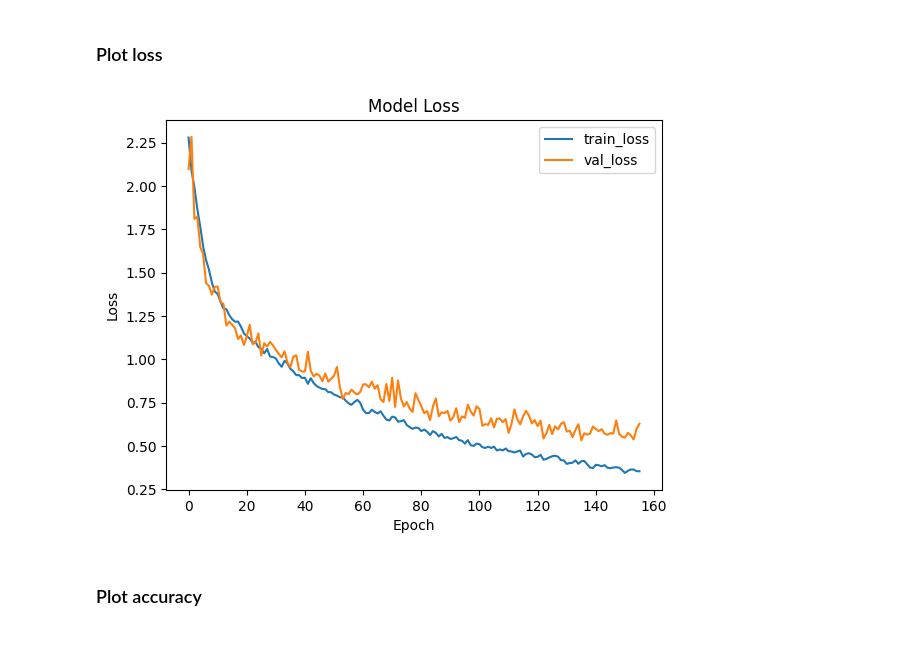
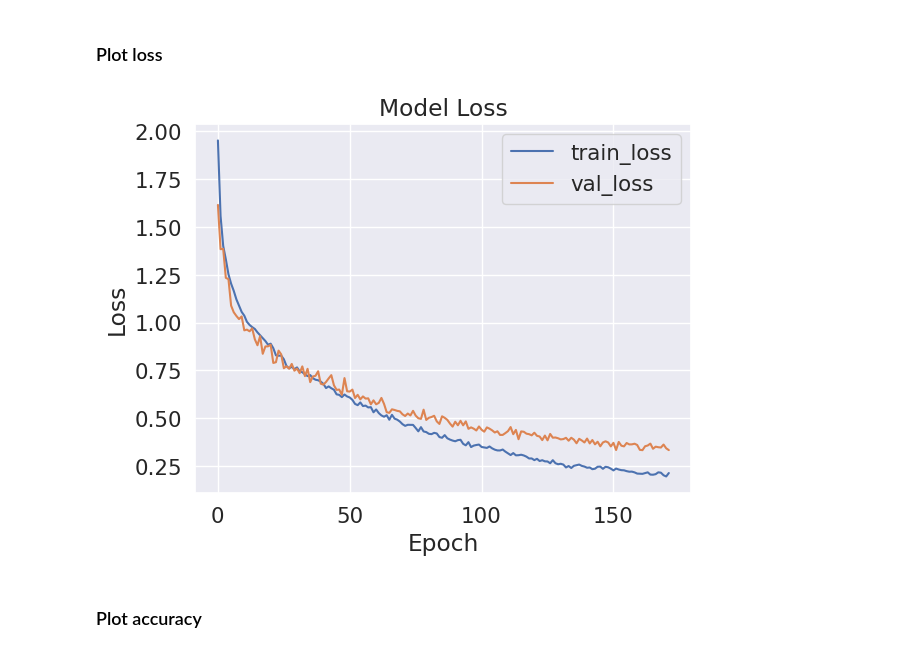
Before and after one commit to ToirovSadi/Fingerprint_Recognition_ML_Assignment, a Jupyter notebook: task2_fingerprint_recognition.ipynb, the cells around one changed output. Cells and saved outputs as stored; diff of their text form; code cells hidden in the pictures.

Commit message:
add lr_scheduler and decrease batch_size

```diff
--- a/task2_fingerprint_recognition.ipynb
+++ b/task2_fingerprint_recognition.ipynb
@@ -201,23 +270,21 @@ classes = 10
 [This](https://arxiv.org/pdf/1409.1556.pdf) research paper provides good architerture for IMAGE RECOGNITION.
 # %%
 model = keras.Sequential([
-  preprocessing,
-
   layers.Conv2D(64, kernel_size=(3, 3), activation='relu'),
   layers.MaxPool2D(pool_size=(2,2),strides=(2,2)),
 
   layers.Conv2D(128, kernel_size=(3, 3), activation='relu'),
   layers.MaxPool2D(pool_size=(2, 2) ,strides=(2, 2)),
 
-  layers.Conv2D(256, kernel_size=(3, 3), activation='relu'),
-  layers.Conv2D(256, kernel_size=(3, 3), activation='relu'),
+  layers.Conv2D(254, kernel_size=(3, 3), activation='relu'),
+  layers.Conv2D(254, kernel_size=(3, 3), activation='relu'),
   layers.MaxPool2D(pool_size=(2, 2), strides=(2, 2)),
 
   layers.Flatten(),
   layers.Dense(1024, activation='relu'),
-  layers.Dropout(0.4),
+  layers.Dropout(0.5),
   layers.Dense(1024, activation='relu'),
-  layers.Dropout(0.4),
+  layers.Dropout(0.5),
   layers.Dense(classes, activation='softmax'),
 ])
 # %%
@@ -248,8 +315,8 @@ _________________________________________________________________
 learning_rate = 0.001
 epochs = 1024
 
-optimizer = keras.optimizers.AdamW(learning_rate=learning_rate)
-loss = keras.losses.sparse_categorical_crossentropy
+optimizer = tf.keras.optimizers.Adam(learning_rate=learning_rate, weight_decay=0.004)
+loss = keras.losses.categorical_crossentropy
 metrics=['accuracy']
 
 model.compile(
@@ -260,10 +327,8 @@ model.compile(
 # %% [markdown]
 ## Create Callbacks
 # %%
-from keras.callbacks import ModelCheckpoint, EarlyStopping
-
 checkpoint = keras.callbacks.ModelCheckpoint(
-    "vgg13_4.h5",
+    "vgg.h5",
     monitor='val_loss',
     verbose=1,
     save_best_only=True,
@@ -272,15 +337,21 @@ checkpoint = keras.callbacks.ModelCheckpoint(
     save_freq='epoch'
 )
 
-
 early = keras.callbacks.EarlyStopping(
     monitor='val_loss',
     restore_best_weights=True,
-    min_delta=0,
-    patience=20,
+    min_delta=0.0001,
+    patience=10,
     verbose=1,
     mode='auto'
 )
+
+lr_scheduler = keras.callbacks.ReduceLROnPlateau(
+    monitor='val_loss',
+    min_delta=0.0001,
+    factor=0.9,
+    patience=3,
+)
 # %% [markdown]
 ## Fit the model
 # %%
@@ -289,7 +360,7 @@ history = model.fit(
     epochs=epochs,
     batch_size=batch_size,
     validation_data=val_dataset,
-    callbacks=[checkpoint, early],
+    callbacks=[checkpoint, early, lr_scheduler],
     use_multiprocessing=True,
     workers=2,
 )
@@ -316,15 +387,16 @@ Epoch 156: early stopping
 # %% [markdown]
 ### Plot loss
 # %%
+sns.set(style="darkgrid", font_scale=1.4)
 plt.plot(history.history['loss'], label='train_loss')
 plt.plot(history.history['val_loss'], label='val_loss')
 plt.title("Model Loss")
 plt.ylabel("Loss")
 plt.xlabel("Epoch")
 plt.legend()
 plt.show()
 # %% [output]
-[figure, old version]
+[figure, new version]
 # %% [markdown]
 ### Plot accuracy
 # %%
```
Also changed, not shown: parts of 20 cells of this notebook.
